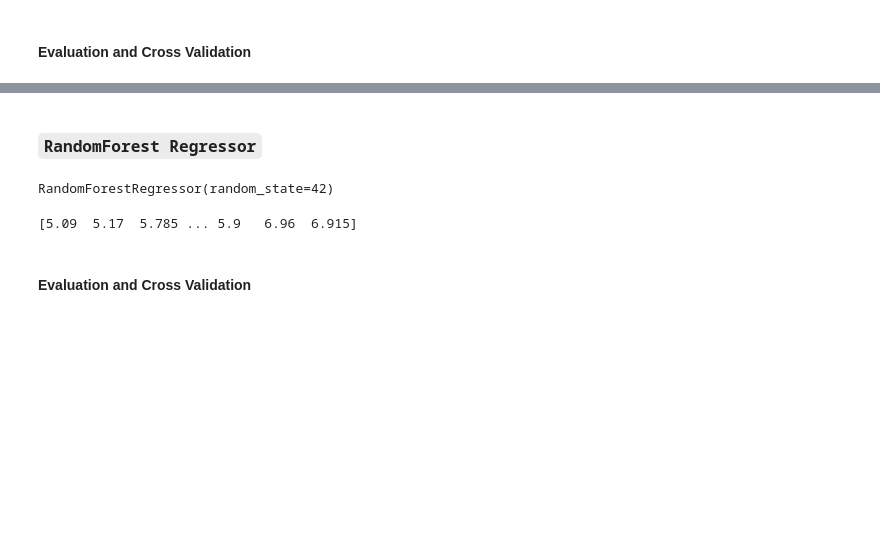
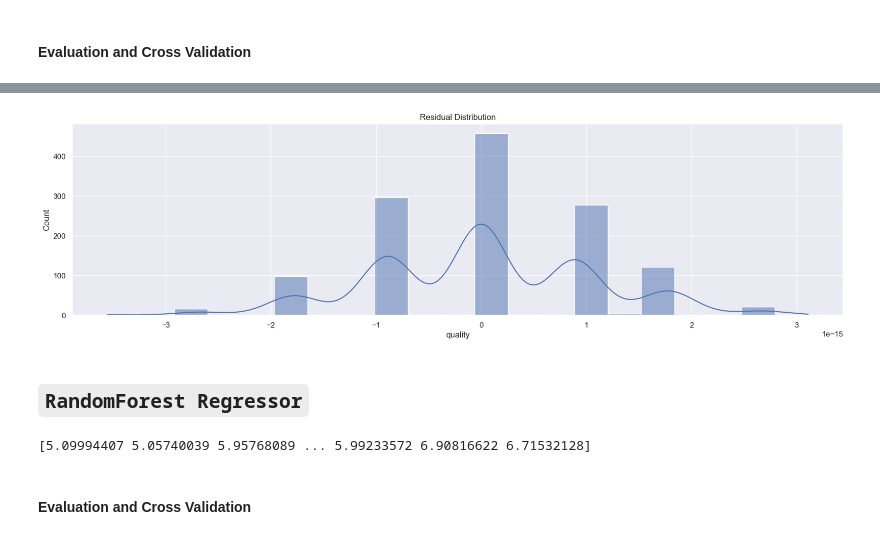
Before and after one commit to codewithraphael/ml-projects, a Jupyter notebook: Wine Quality Prediction/Notebook/wine.ipynb, the cells around one changed output, grey strips where cells are left out. Saved outputs shown, nothing was run; the diff lists cells and outputs as text; code cells hidden in the pictures; blank space fills up the shorter version.

```diff
--- a/Wine Quality Prediction/Notebook/wine.ipynb
+++ b/Wine Quality Prediction/Notebook/wine.ipynb
@@ -505,15 +481,27 @@ Pipeline CV RMSE:  0.71 +- 0.04
+# %%
+plt.figure(figsize=(20, 5))
+sns.histplot(residuals, kde=True)
+plt.title("Residual Distribution")
+plt.show()
+# %% [output]
+[figure, added]
 # %% [markdown]
-### `RandomForest Regressor`
+## `RandomForest Regressor`
 # %%
-rfr = RandomForestRegressor(random_state=42)
+rfr = RandomForestRegressor(n_estimators=300,
+    max_depth=8,
+    min_samples_split=10,
+    min_samples_leaf=4,
+    max_features='sqrt',
+    random_state=42
+)
+
 rfr.fit(X_train, y_train)
+
+y_pred = rfr.predict(X_train)
+print(y_pred)
 # %% [output]
-RandomForestRegressor(random_state=42)
+[5.09994407 5.05740039 5.95768089 ... 5.99233572 6.90816622 6.71532128]
-# %%
-y_pred = rfr.predict(X_train)
-print(y_pred)
-# %% [output]
-[5.09  5.17  5.785 ... 5.9   6.96  6.915]
 # %% [markdown]
 #### Evaluation and Cross Validation
 # %%
```
Also changed, not shown: parts of 64 cells of this notebook.
